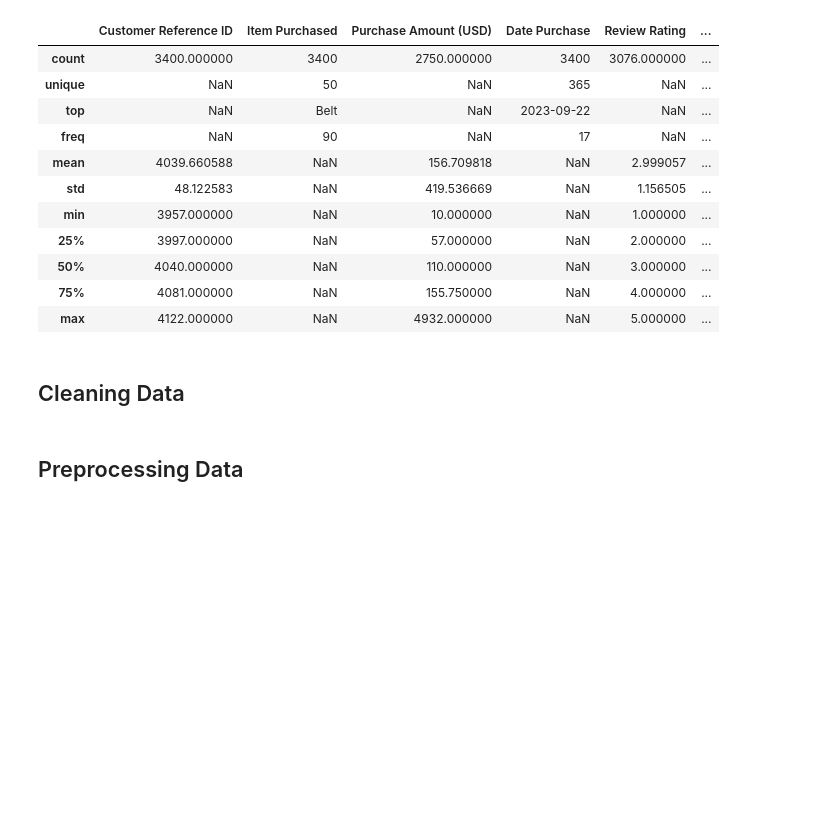
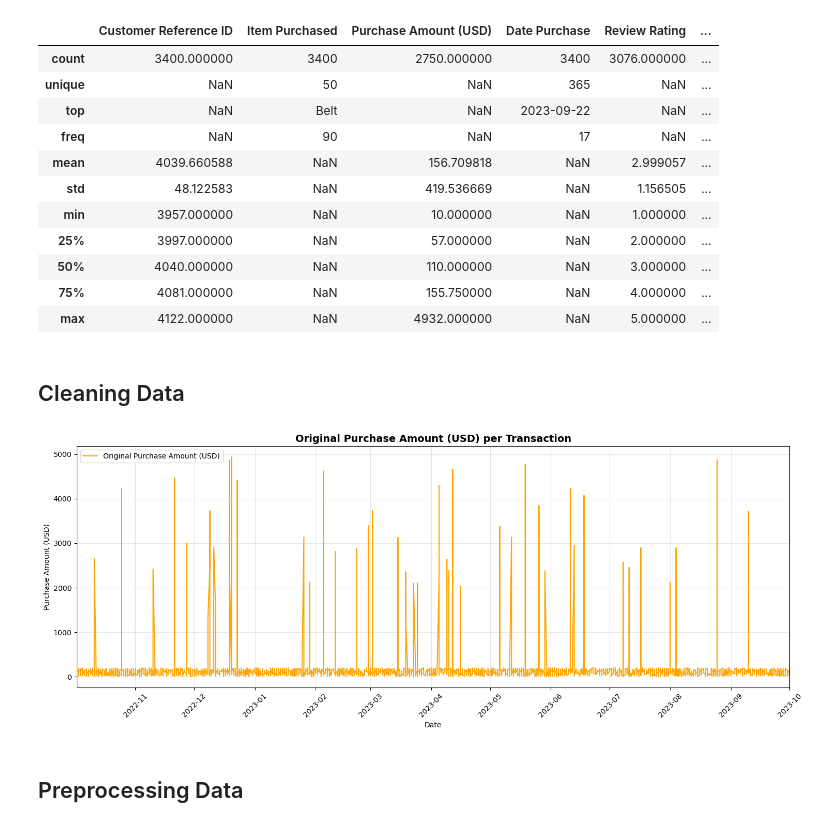
Before and after one commit to Ecstarssyy/Machine-Learning-Optiz, a Jupyter notebook: main.ipynb, the cells around one changed output. Cells and saved outputs as stored; diff of their text form; code cells hidden in the pictures; blank space fills up the shorter version.

```diff
--- a/main.ipynb
+++ b/main.ipynb
@@ -58,11 +80,29 @@ df.describe(include="all")
 # %% [markdown]
 ## Cleaning Data
 # %%
-df = df.dropna(subset=['Purchase Amount (USD)'])
-df['Review Rating'] = df['Review Rating'].fillna(df['Review Rating'].mean())
+# Ganti missing value dengan polarisasi linear
+df['Date Purchase'] = pd.to_datetime(df['Date Purchase'])
+df = df.sort_values('Date Purchase')
+
+# Interpolasi linear untuk missing value
+df['Purchase Amount (USD)'] = df['Purchase Amount (USD)'].interpolate(method='linear')
+df['Review Rating'] = df['Review Rating'].interpolate(method='linear')
+
+df = df[df['Purchase Amount (USD)'].notna()]
 # %%
-df['Date Purchase'] = pd.to_datetime(df['Date Purchase'])
-df = df.sort_values('Date Purchase')
+plt.figure(figsize=(15,6))
+plt.plot(df['Date Purchase'], df['Purchase Amount (USD)'], label='Original Purchase Amount (USD)', color='orange')
+plt.title('Original Purchase Amount (USD) per Transaction', fontsize=14, fontweight='bold')
+plt.xlabel('Date')
+plt.ylabel('Purchase Amount (USD)')
+plt.grid(True, alpha=0.3)
+plt.legend()
+plt.xlim(pd.Timestamp('2022-10-02'), pd.Timestamp('2023-10-01'))
+plt.xticks(rotation=45)
+plt.tight_layout()
+plt.show()
+# %% [output]
+[figure, added]
 # %% [markdown]
 ## Preprocessing  Data
 # %%
```
Also changed, not shown: parts of 26 cells of this notebook.
